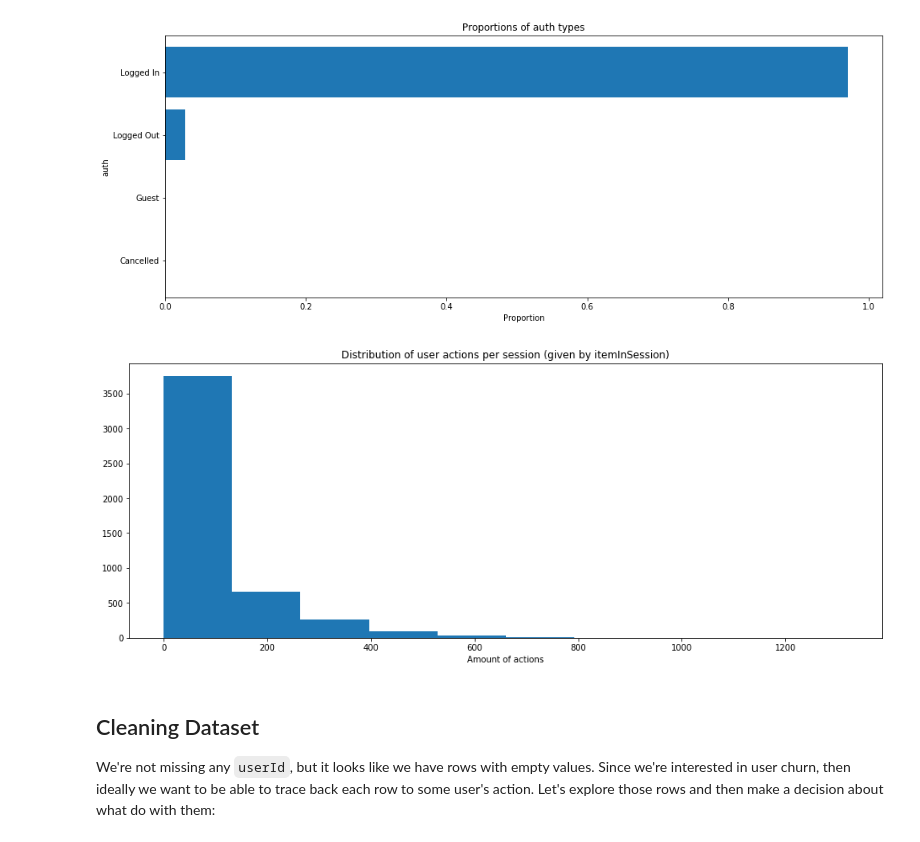
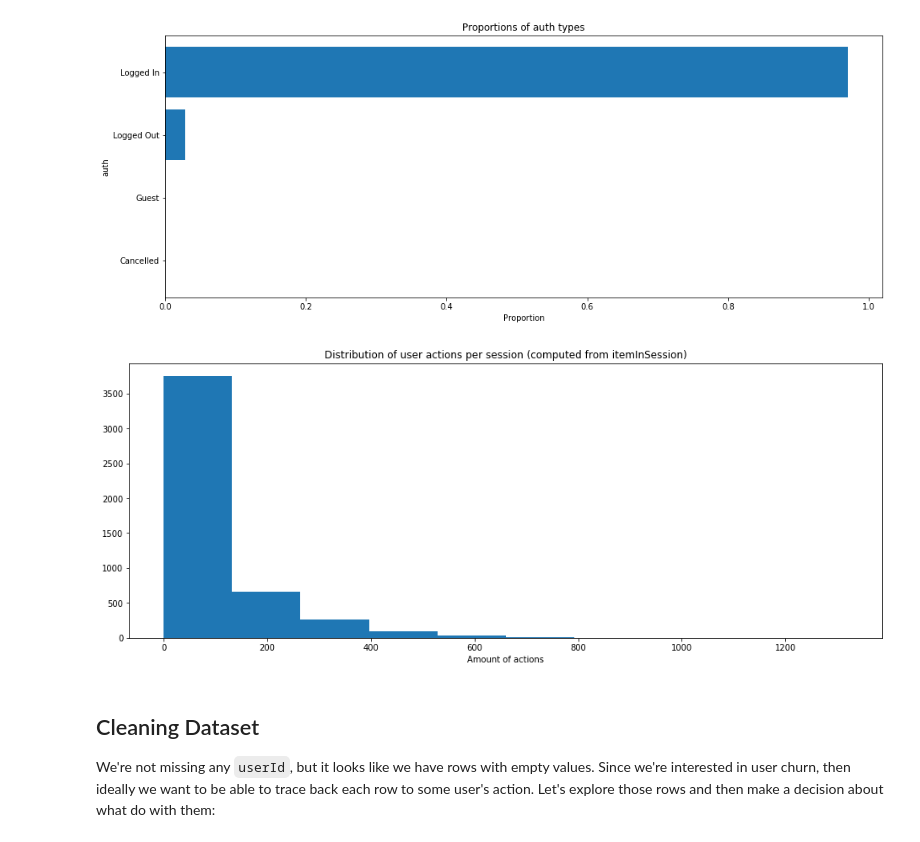
Before and after one commit to ojcastillo/sparkify, a Jupyter notebook: sparkify_notebook.ipynb, the cells around one changed output. Drawn from its saved outputs; the diff is of its cells as text; code cells hidden in the pictures.

```diff
--- a/sparkify_notebook.ipynb
+++ b/sparkify_notebook.ipynb
@@ -142,18 +142,18 @@ plt.ylabel("auth");
 # %% [output]
 [figure]
 # %%
-# Distribution of user actions per session (given by itemInSession)
+# Distribution of user actions per session (computed itemInSession)
 action_counts_pd = df.groupby('userId', 'sessionId') \
     .max() \
     .withColumnRenamed('max(itemInSession)', 'session_actions') \
     .toPandas()
 
 plt.figure(figsize=(16, 6))
 plt.hist(action_counts_pd['session_actions'])
-plt.title("Distribution of user actions per session (given by itemInSession)")
+plt.title("Distribution of user actions per session (computed from itemInSession)")
 plt.xlabel("Amount of actions");
 # %% [output]
-[figure, old version]
+[figure, new version]
 # %% [markdown]
 ## Cleaning Dataset
 
```
Also changed, not shown: parts of 7 cells of this notebook, 1 other file.
